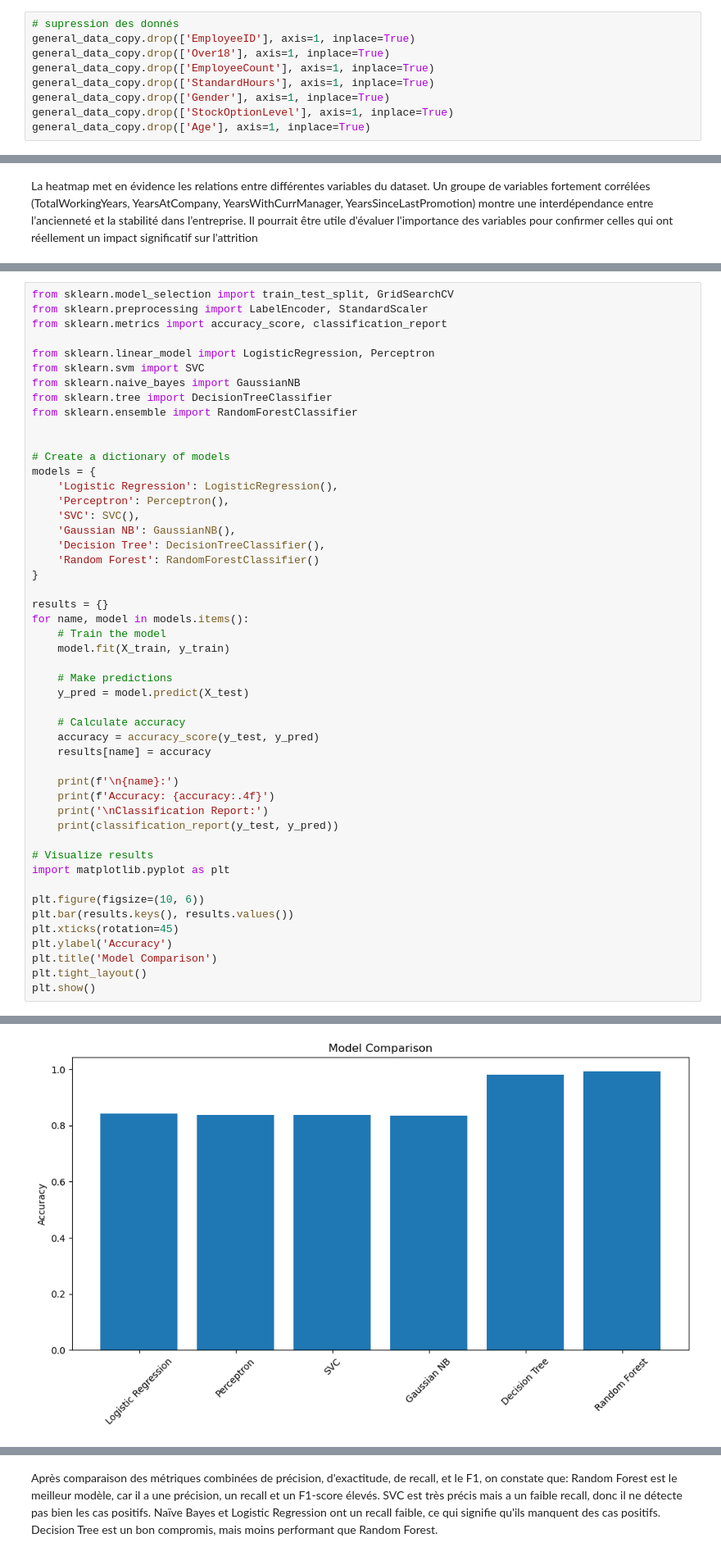
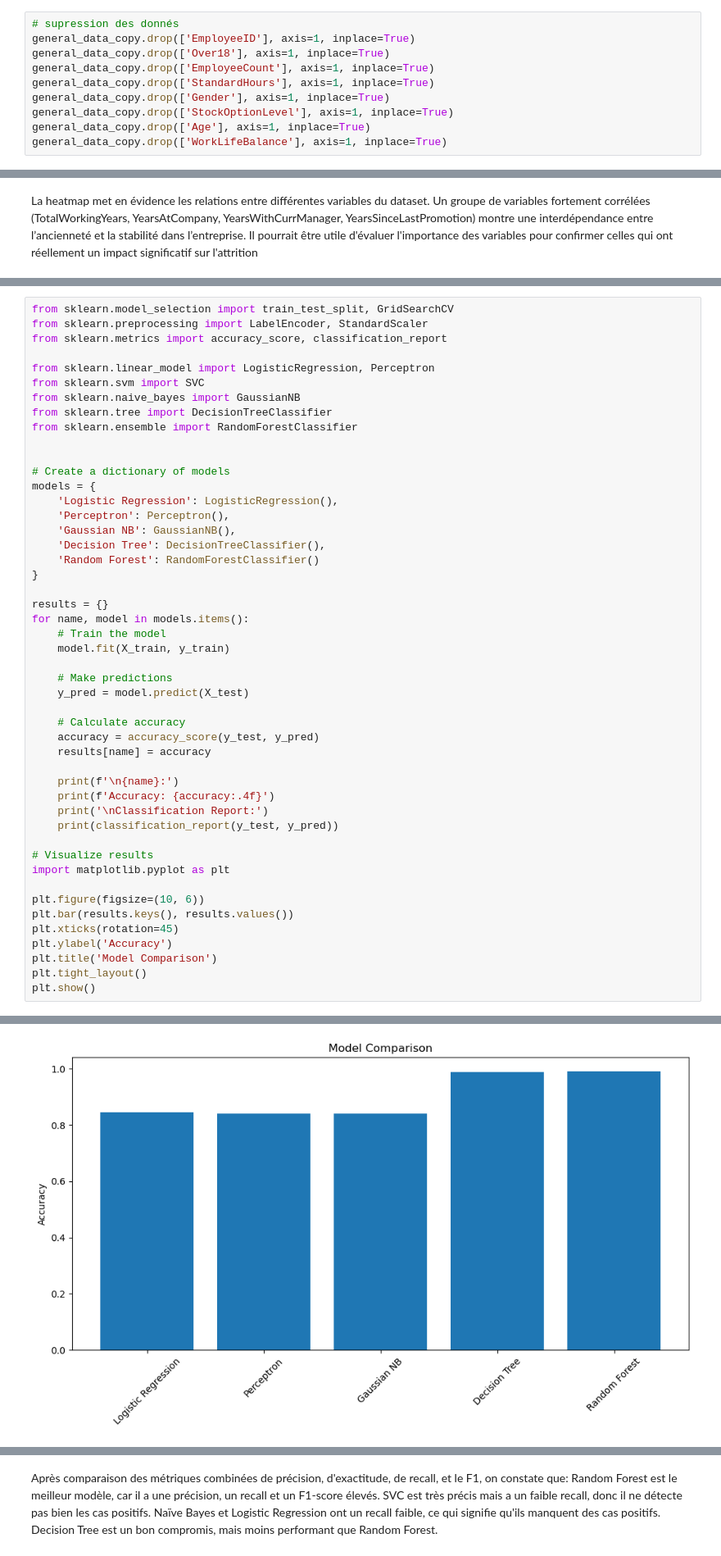
Before and after one commit to D33el/HumanForYou-CESI-A4, a Jupyter notebook: visualisation_des_données.ipynb, the cells around one changed output, grey strips where cells are left out. Shown at 82% size. Drawn from its saved outputs; the diff is of its cells as text.

```diff
--- a/visualisation_des_données.ipynb
+++ b/visualisation_des_données.ipynb
@@ -170,6 +170,7 @@ general_data_copy.drop(['StandardHours'], axis=1, inplace=True)
 general_data_copy.drop(['Gender'], axis=1, inplace=True)
 general_data_copy.drop(['StockOptionLevel'], axis=1, inplace=True)
 general_data_copy.drop(['Age'], axis=1, inplace=True)
+general_data_copy.drop(['WorkLifeBalance'], axis=1, inplace=True)
 # %%
 # Compter les valeurs nulles
 general_data_copy.isnull().sum()
@@ -630,7 +625,6 @@ from sklearn.ensemble import RandomForestClassifier
 models = {
     'Logistic Regression': LogisticRegression(),
     'Perceptron': Perceptron(),
-    'SVC': SVC(),
     'Gaussian NB': GaussianNB(),
     'Decision Tree': DecisionTreeClassifier(),
     'Random Forest': RandomForestClassifier()
@@ -703,4 +685,4 @@ weighted avg       0.99      0.99      0.99       882
-[figure, old version]
+[figure, new version]
 # %%
 from sklearn.model_selection import GridSearchCV
 import numpy as np
```
Also changed, not shown: parts of 11 cells of this notebook.
